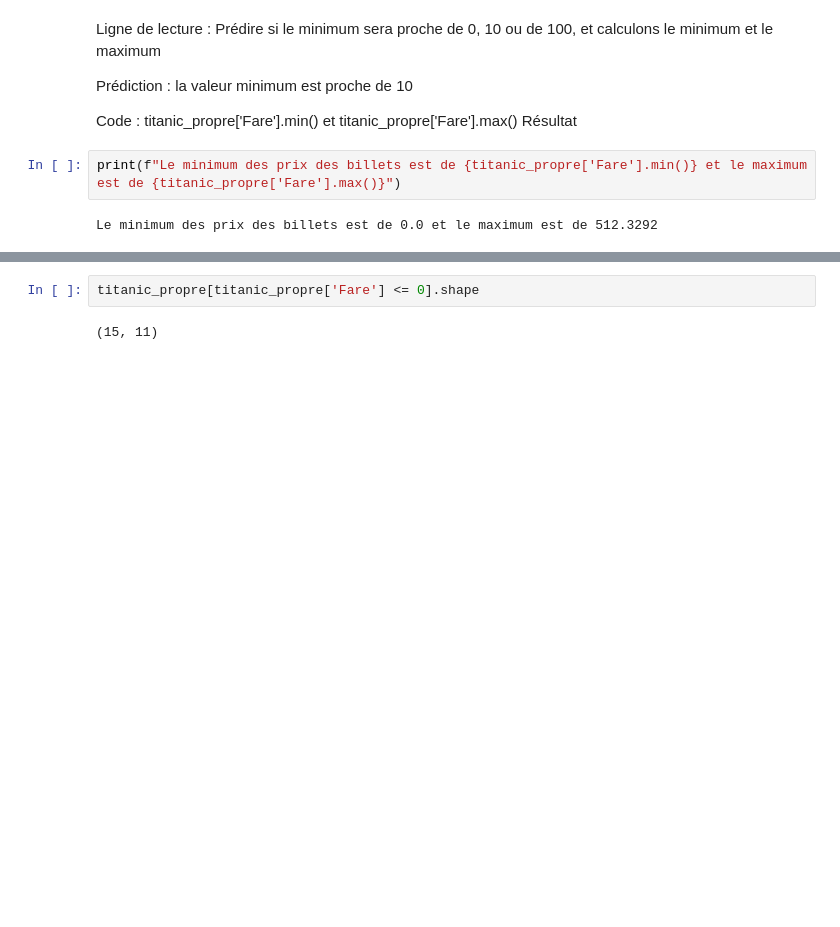
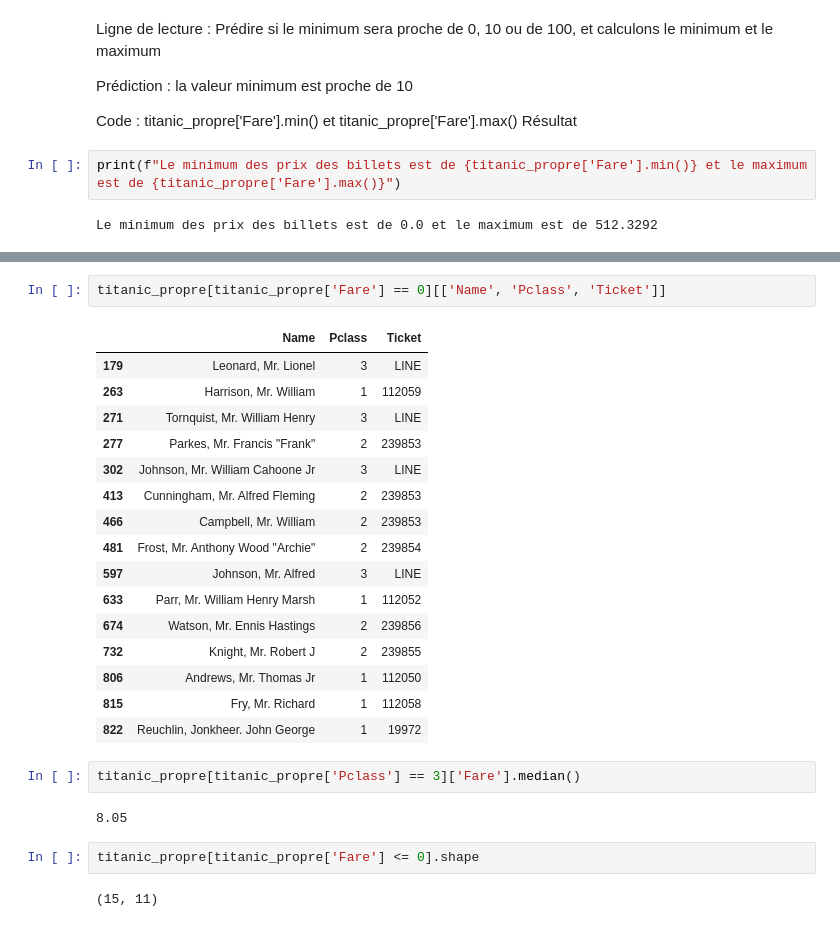
Before and after one commit to Rabbi627-maker/data-analyst-parcours, a Jupyter notebook: 03_titanic_nettoyage.ipynb, the cells around one changed output, grey strips where cells are left out. Drawn from its saved outputs; the diff is of its cells as text; blank space fills up the shorter version.

```diff
--- a/03_titanic_nettoyage.ipynb
+++ b/03_titanic_nettoyage.ipynb
@@ -282,3 +292,26 @@ Je ne supprimepas les billets dont la valeur est de zero car cet résultat a une
+# %%
+titanic_propre[titanic_propre['Fare'] == 0][['Name', 'Pclass', 'Ticket']]
+# %% [output]
+|  | Name | Pclass | Ticket |
+| 179 | Leonard, Mr. Lionel | 3 | LINE |
+| 263 | Harrison, Mr. William | 1 | 112059 |
+| 271 | Tornquist, Mr. William Henry | 3 | LINE |
+| 277 | Parkes, Mr. Francis "Frank" | 2 | 239853 |
+| 302 | Johnson, Mr. William Cahoone Jr | 3 | LINE |
+| 413 | Cunningham, Mr. Alfred Fleming | 2 | 239853 |
+| 466 | Campbell, Mr. William | 2 | 239853 |
+| 481 | Frost, Mr. Anthony Wood "Archie" | 2 | 239854 |
+| 597 | Johnson, Mr. Alfred | 3 | LINE |
+| 633 | Parr, Mr. William Henry Marsh | 1 | 112052 |
+| 674 | Watson, Mr. Ennis Hastings | 2 | 239856 |
+| 732 | Knight, Mr. Robert J | 2 | 239855 |
+| 806 | Andrews, Mr. Thomas Jr | 1 | 112050 |
+| 815 | Fry, Mr. Richard | 1 | 112058 |
+| 822 | Reuchlin, Jonkheer. John George | 1 | 19972 |
+# %%
+titanic_propre[titanic_propre['Pclass'] == 3]['Fare'].median()
+# %% [output]
+8.05
 # %%
 titanic_propre[titanic_propre['Fare'] <= 0].shape
 # %% [output]
```
Also changed, not shown: parts of 4 cells of this notebook.
